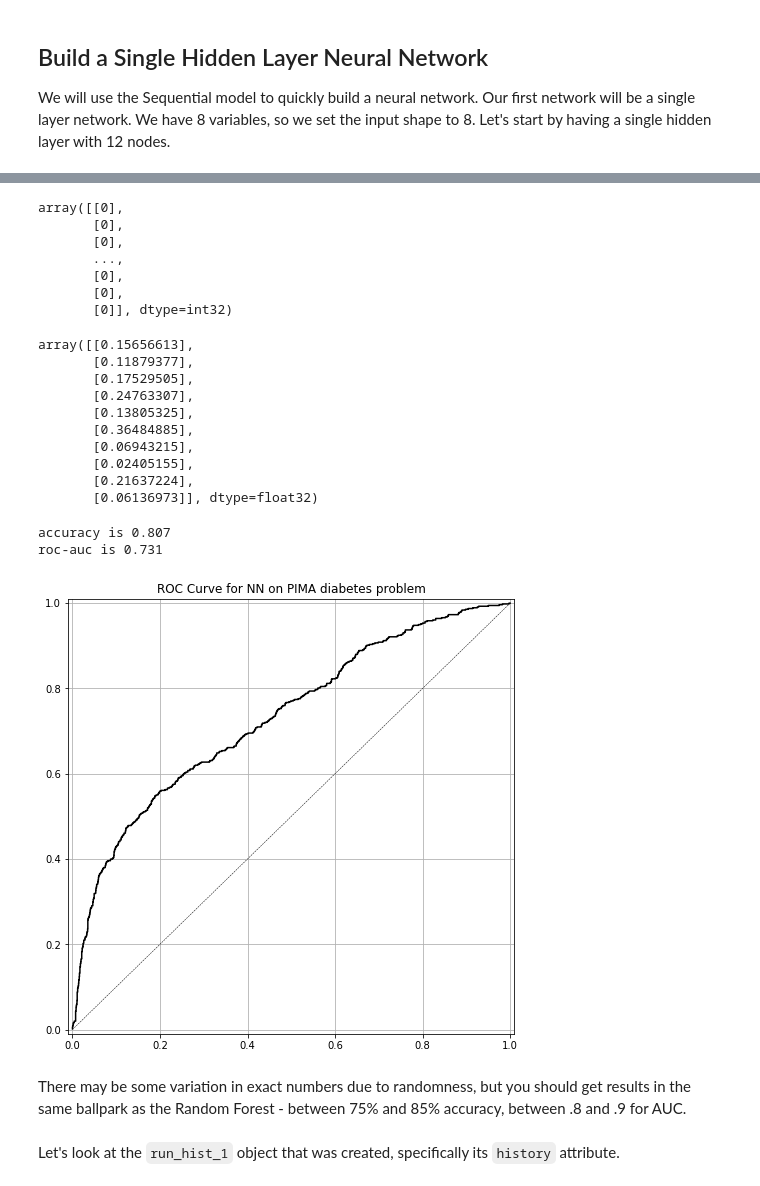
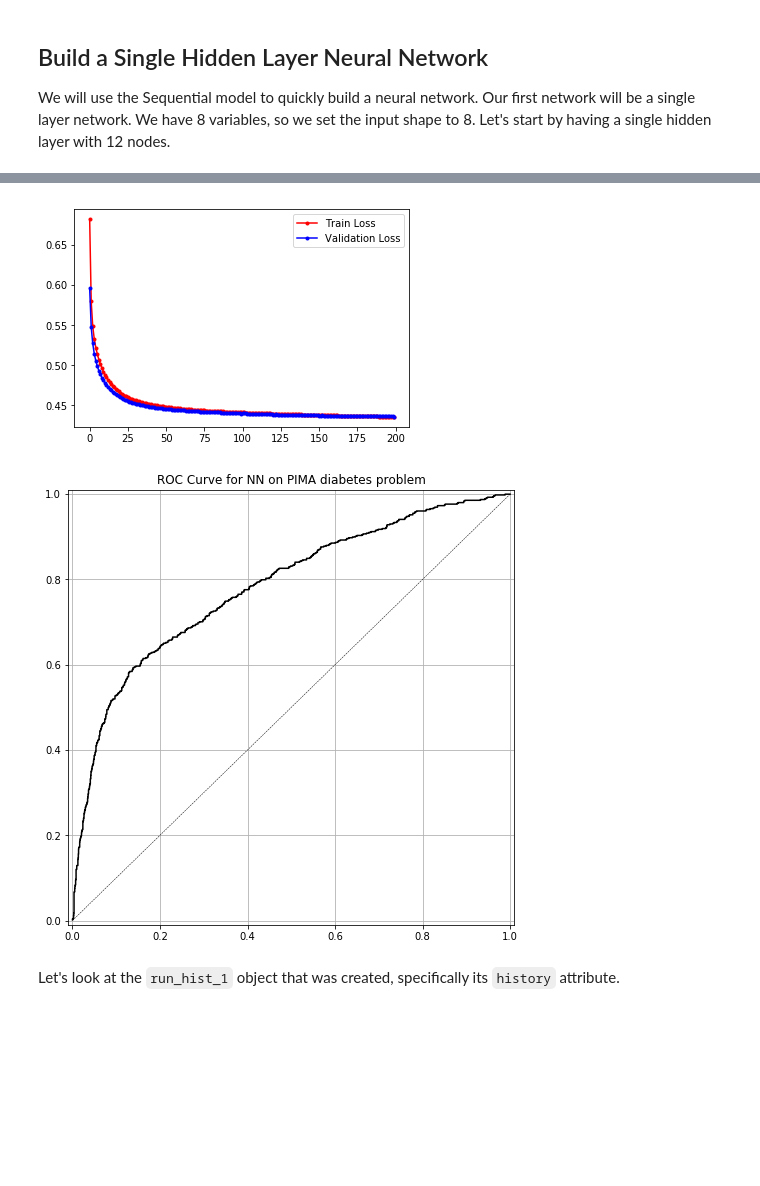
Before and after one commit to DanyEle/dm-group-1, a Jupyter notebook: Code/Daniele/Deep_Learning_Credit_Cards.ipynb, the cells around one changed output, grey strips where cells are left out. Saved outputs shown, nothing was run; the diff lists cells and outputs as text; code cells hidden in the pictures; blank space fills up the shorter version.

Commit message:
Updated deep learning file with two different models

```diff
--- a/Code/Daniele/Deep_Learning_Credit_Cards.ipynb
+++ b/Code/Daniele/Deep_Learning_Credit_Cards.ipynb
@@ -296,47 +318,13 @@ Epoch 200/200
 # %%
 ## Like we did for the Random Forest, we generate two kinds of predictions
 #  One is a hard decision, the other is a probabilitistic score.
 
-y_pred_class_nn_1 = model_1.predict_classes(X_test_norm)
-y_pred_prob_nn_1 = model_1.predict(X_test_norm)
+plot_model_train_validation_loss(run_hist_1)
+
+plot_roc(y_test, y_pred_prob_nn_1, 'NN')
+# %% [output]
+[figure, added]
+[figure, added]
-# %%
-# Let's check out the outputs to get a feel for how keras apis work.
-y_pred_class_nn_1[:10]
-y_pred_class_nn_1 #Resulting prediction for every single data point
-# %% [output]
-array([[0],
-       [0],
-       [0],
-       ...,
-       [0],
-       [0],
-       [0]], dtype=int32)
-# %%
-#predictions' results from the test casa
-y_pred_prob_nn_1[:10]
-# %% [output]
-array([[0.15656613],
-       [0.11879377],
-       [0.17529505],
-       [0.24763307],
-       [0.13805325],
-       [0.36484885],
-       [0.06943215],
-       [0.02405155],
-       [0.21637224],
-       [0.06136973]], dtype=float32)
-# %%
-# Print model performance and plot the roc curve
-print('accuracy is {:.3f}'.format(accuracy_score(y_test,y_pred_class_nn_1)))
-print('roc-auc is {:.3f}'.format(roc_auc_score(y_test,y_pred_prob_nn_1)))
-
-plot_roc(y_test, y_pred_prob_nn_1, 'NN')
-# %% [output]
-accuracy is 0.807
-roc-auc is 0.731
-[figure, removed]
-# %% [markdown]
-There may be some variation in exact numbers due to randomness, but you should get results in the same ballpark as the Random Forest - between 75% and 85% accuracy, between .8 and .9 for AUC.
 # %% [markdown]
 Let's look at the `run_hist_1` object that was created, specifically its `history` attribute.
 # %%
```
Also changed, not shown: parts of 30 cells of this notebook.
